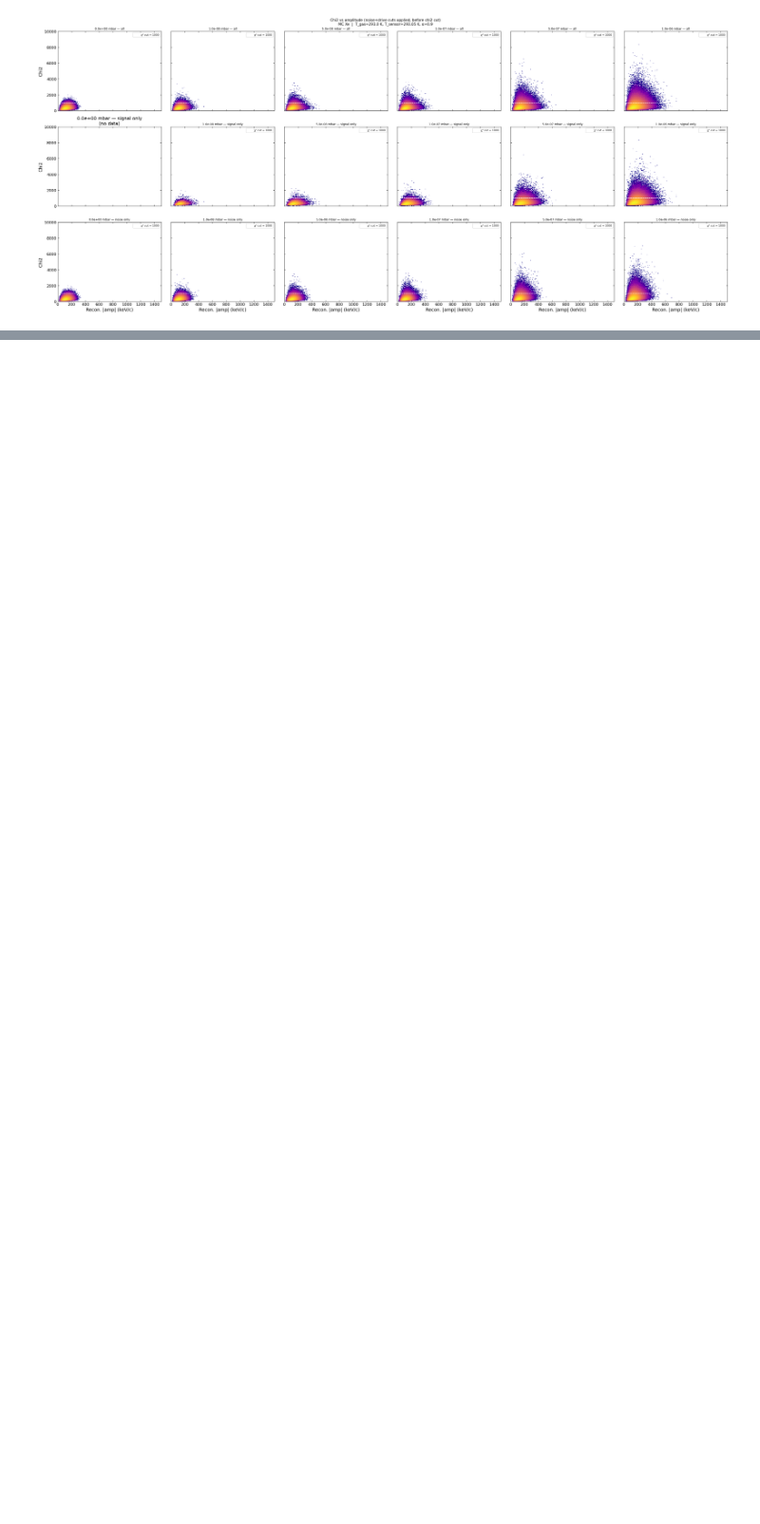
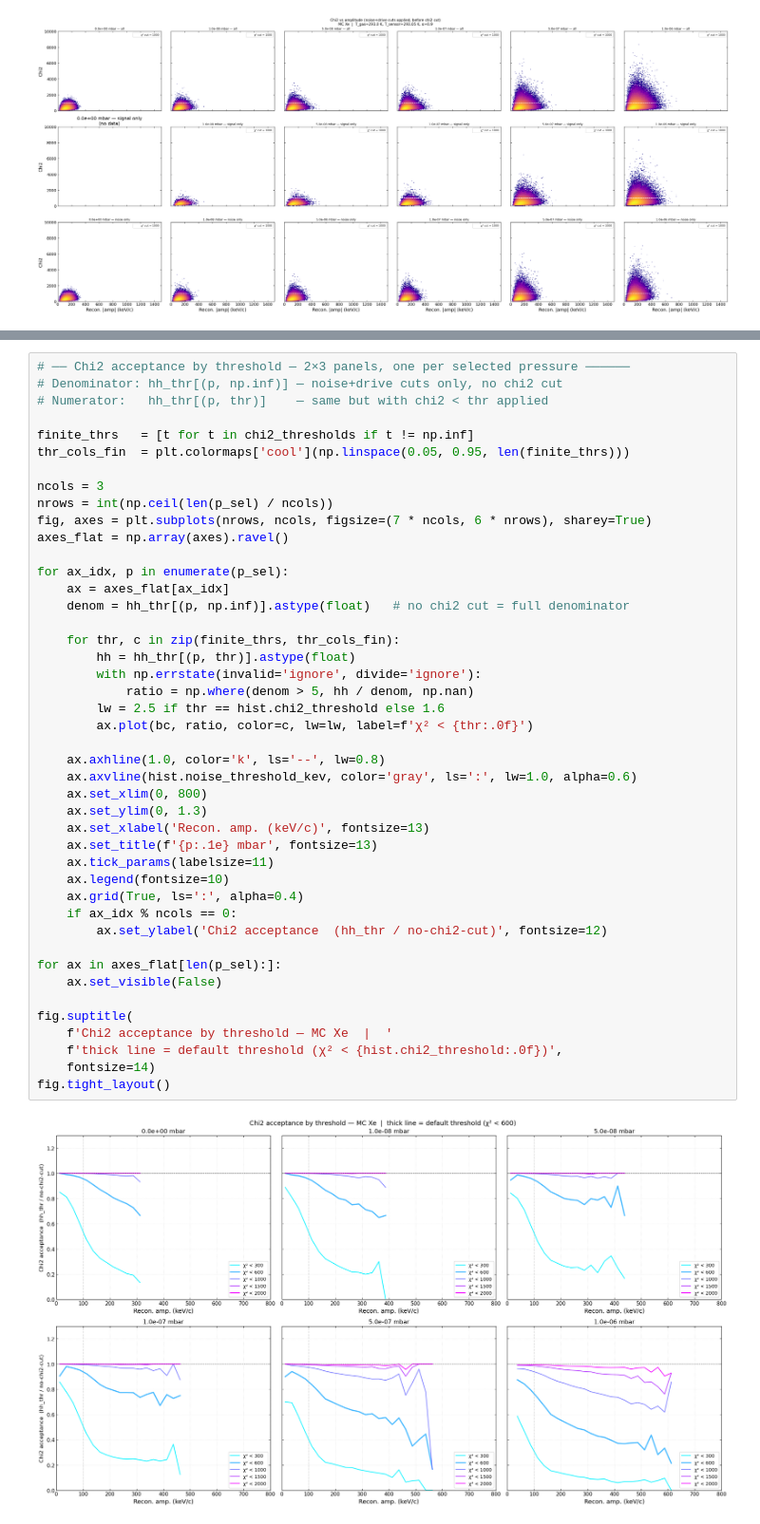
Before and after one commit to yuhants/gas_collisiions, a Jupyter notebook: analysis_notebooks/sphere_20260215_final_analysis/20260325_mc_chi2_cut.ipynb, the cells around one changed output, grey strips where cells are left out. Shown at 95% size. Cells and saved outputs as stored; diff of their text form; blank space fills up the shorter version.

```diff
--- a/analysis_notebooks/sphere_20260215_final_analysis/20260325_mc_chi2_cut.ipynb
+++ b/analysis_notebooks/sphere_20260215_final_analysis/20260325_mc_chi2_cut.ipynb
@@ -508,0 +530,46 @@ fig.tight_layout()
+# %%
+# ── Chi2 acceptance by threshold — 2×3 panels, one per selected pressure ──────
+# Denominator: hh_thr[(p, np.inf)] — noise+drive cuts only, no chi2 cut
+# Numerator:   hh_thr[(p, thr)]    — same but with chi2 < thr applied
+
+finite_thrs   = [t for t in chi2_thresholds if t != np.inf]
+thr_cols_fin  = plt.colormaps['cool'](np.linspace(0.05, 0.95, len(finite_thrs)))
+
+ncols = 3
+nrows = int(np.ceil(len(p_sel) / ncols))
+fig, axes = plt.subplots(nrows, ncols, figsize=(7 * ncols, 6 * nrows), sharey=True)
+axes_flat = np.array(axes).ravel()
+
+for ax_idx, p in enumerate(p_sel):
+    ax = axes_flat[ax_idx]
+    denom = hh_thr[(p, np.inf)].astype(float)   # no chi2 cut = full denominator
+
+    for thr, c in zip(finite_thrs, thr_cols_fin):
+        hh = hh_thr[(p, thr)].astype(float)
+        with np.errstate(invalid='ignore', divide='ignore'):
+            ratio = np.where(denom > 5, hh / denom, np.nan)
+        lw = 2.5 if thr == hist.chi2_threshold else 1.6
+        ax.plot(bc, ratio, color=c, lw=lw, label=f'χ² < {thr:.0f}')
+
+    ax.axhline(1.0, color='k', ls='--', lw=0.8)
+    ax.axvline(hist.noise_threshold_kev, color='gray', ls=':', lw=1.0, alpha=0.6)
+    ax.set_xlim(0, 800)
+    ax.set_ylim(0, 1.3)
+    ax.set_xlabel('Recon. amp. (keV/c)', fontsize=13)
+    ax.set_title(f'{p:.1e} mbar', fontsize=13)
+    ax.tick_params(labelsize=11)
+    ax.legend(fontsize=10)
+    ax.grid(True, ls=':', alpha=0.4)
+    if ax_idx % ncols == 0:
+        ax.set_ylabel('Chi2 acceptance  (hh_thr / no-chi2-cut)', fontsize=12)
+
+for ax in axes_flat[len(p_sel):]:
+    ax.set_visible(False)
+
+fig.suptitle(
+    f'Chi2 acceptance by threshold — MC Xe  |  '
+    f'thick line = default threshold (χ² < {hist.chi2_threshold:.0f})',
+    fontsize=14)
+fig.tight_layout()
+# %% [output]
+[figure, added]
```
Also changed, not shown: parts of 12 cells of this notebook, 30 other files.
